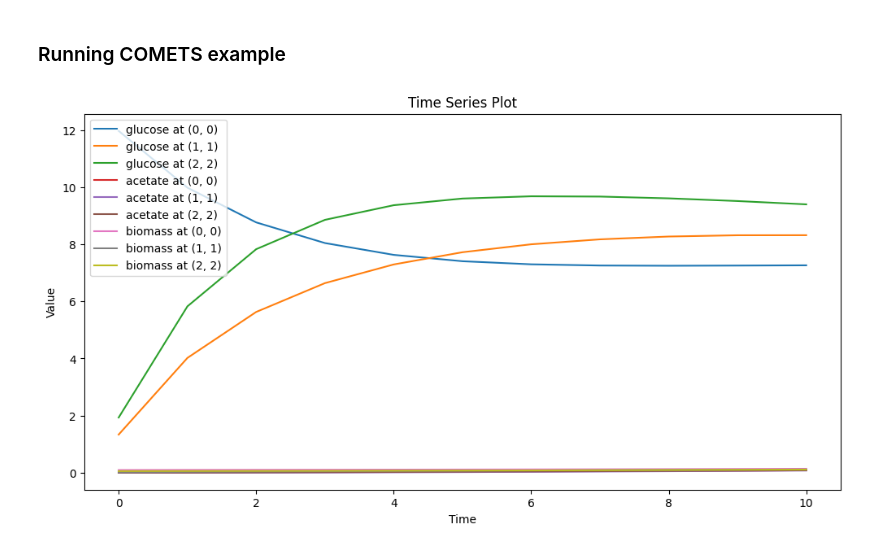
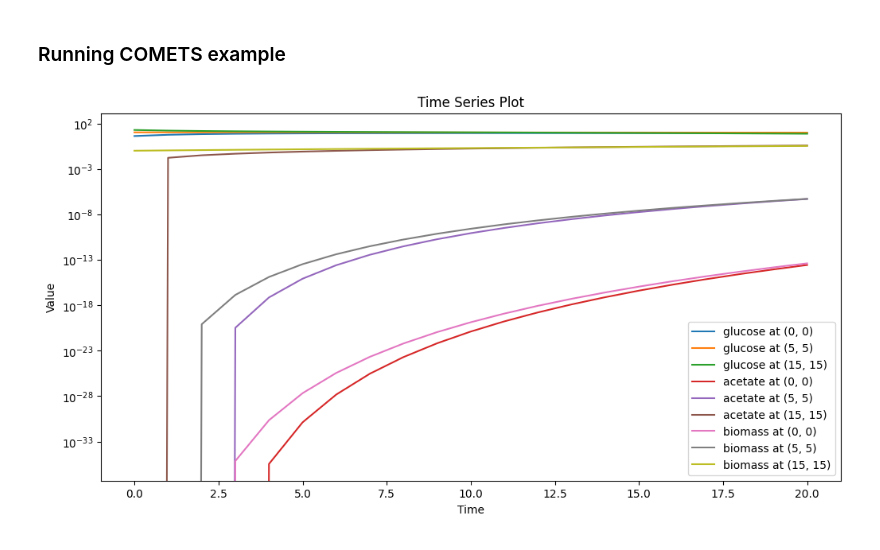
Before and after one commit to vivarium-collective/process-bigraph, a Jupyter notebook: notebooks/comets.ipynb, the cells around one changed output. Drawn from its saved outputs; the diff is of its cells as text; code cells hidden in the pictures.

Commit message:
bigger comets sim demo

```diff
--- a/notebooks/comets.ipynb
+++ b/notebooks/comets.ipynb
@@ -92,6 +92,8 @@ def plot_time_series(results, field_names=None, coordinates=None):
                 x, y = coord
                 time_series = [field_data[t][x, y] for t in range(len(time))]
                 ax.plot(time, time_series, label=f'{field_name} at {coord}')
+                # plot log scale on y axis
+                ax.set_yscale('log')
         else:
             print(f"Field '{field_name}' not found in results['fields']")
 
@@ -286,6 +288,9 @@ def dfba_config(
         biomass_identifier='biomass',
         bounds=None
 ):
+    """
+    Returns a configuration dictionary for the DynamicFBA process.
+    """
     if bounds is None:
         bounds = {
             'EX_o2_e': {'lower': -2, 'upper': None},
@@ -686,16 +700,28 @@ def run_comets(composite_state, runtime=10):
 # %% [markdown]
 ### Running COMETS example
 # %%
-comets_config = get_comets()
-comets_results = run_comets(comets_config, runtime=10)
-# print(results)
+n_bins = (30, 30)
+initial_glucose = np.random.uniform(low=0, high=20, size=n_bins)
+initial_acetate = np.random.uniform(low=0, high=0, size=n_bins)
+
+biomass_field = np.zeros(n_bins)
+biomass_field[int(2*n_bins[0]/5):int(3*n_bins[0]/5), int(2*n_bins[1]/5):int(3*n_bins[1]/5)] = 0.1  # Center concentration
+
+initial_fields = {
+    'glucose': initial_glucose,
+    'acetate': initial_acetate,
+    'biomass': biomass_field,
+}
+
+comets_config = get_comets_config(n_bins=n_bins, initial_fields=initial_fields)
+comets_results = run_comets(comets_config, runtime=20)
 # %%
 plot_time_series(
     comets_results,
-    coordinates=[(0, 0), (1, 1), (2, 2)],
+    coordinates=[(0, 0), (5, 5), (15, 15)],
 )
 # %% [output]
-[figure, old version]
+[figure, new version]
 # %%
 plot_species_distributions_to_gif(comets_results, filename='comets_results.gif', title='', skip_frames=1)
 # %% [output]
```
Also changed, not shown: parts of 3 cells of this notebook.
